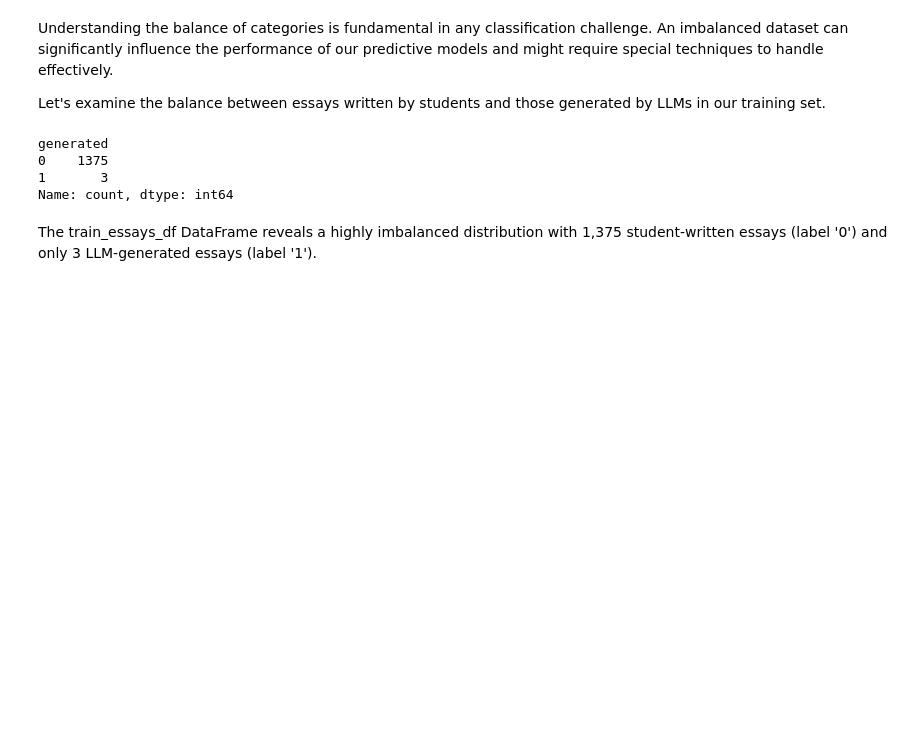
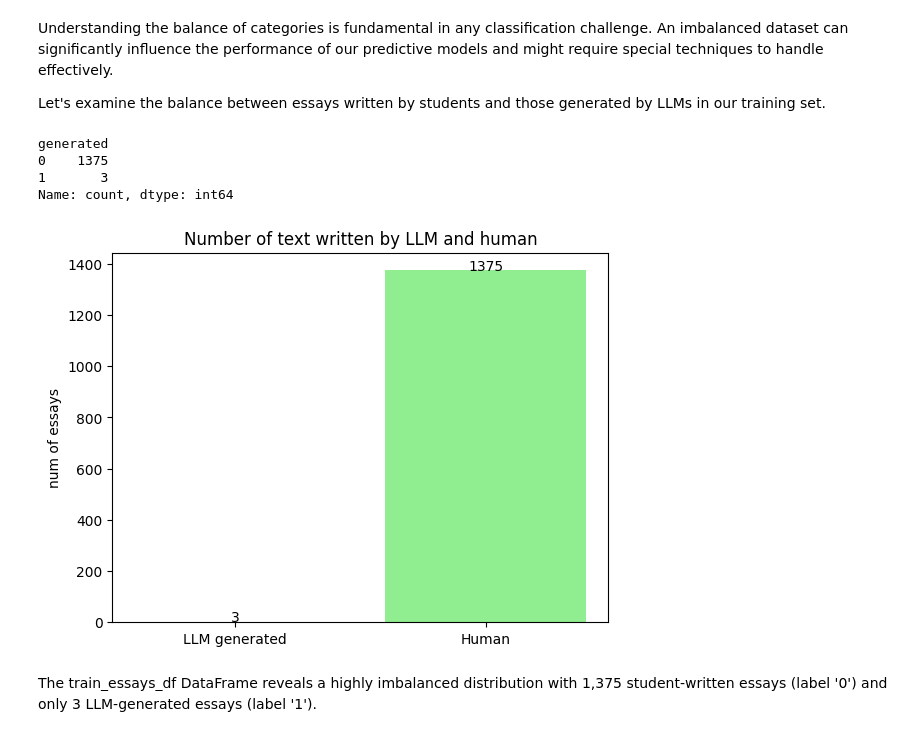
Before and after one commit to trungnq0202/llm-generated-text-detection, a Jupyter notebook: notebooks/original-dataset-eda.ipynb, the cells around one changed output. Drawn from its saved outputs; the diff is of its cells as text; code cells hidden in the pictures; blank space fills up the shorter version.

```diff
--- a/notebooks/original-dataset-eda.ipynb
+++ b/notebooks/original-dataset-eda.ipynb
@@ -166,6 +166,17 @@ dtype: int64
 Understanding the balance of categories is fundamental in any classification challenge. An imbalanced dataset can significantly influence the performance of our predictive models and might require special techniques to handle effectively.
 
 Let's examine the balance between essays written by students and those generated by LLMs in our training set.
+# %%
+def add_value_label(plt, x_list, y_list):
+    for i in range(len(x_list)):
+        plt.annotate(y_list[i], (i, y_list[i]), ha="center")
+
+def show_bar_graph(labels, values, title, ylabel):
+    plt.bar(labels, values, color=["coral", "lightgreen"])
+    add_value_label(plt, labels, values)
+    plt.title(title)
+    plt.ylabel(ylabel)
+    plt.show()
 # %%
 # Distribution of the 'generated' column
 train_essays_df['generated'].value_counts()
@@ -174,6 +185,17 @@ generated
 0    1375
 1       3
 Name: count, dtype: int64
+# %%
+df_ai = train_essays_df[train_essays_df["generated"] == 1]
+df_human = train_essays_df[train_essays_df["generated"] == 0]
+# %%
+# Number of text written by AI and human
+labels = ['LLM generated', 'Human']
+values = [len(df_ai), len(df_human)]
+
+show_bar_graph(labels, values, "Number of text written by LLM and human", "num of essays")
+# %% [output]
+[figure, added]
 # %% [markdown]
 The train_essays_df DataFrame reveals a highly imbalanced distribution with 1,375 student-written essays (label '0') and only 3 LLM-generated essays (label '1').
 # %%
```
Also changed, not shown: 23 other files.
